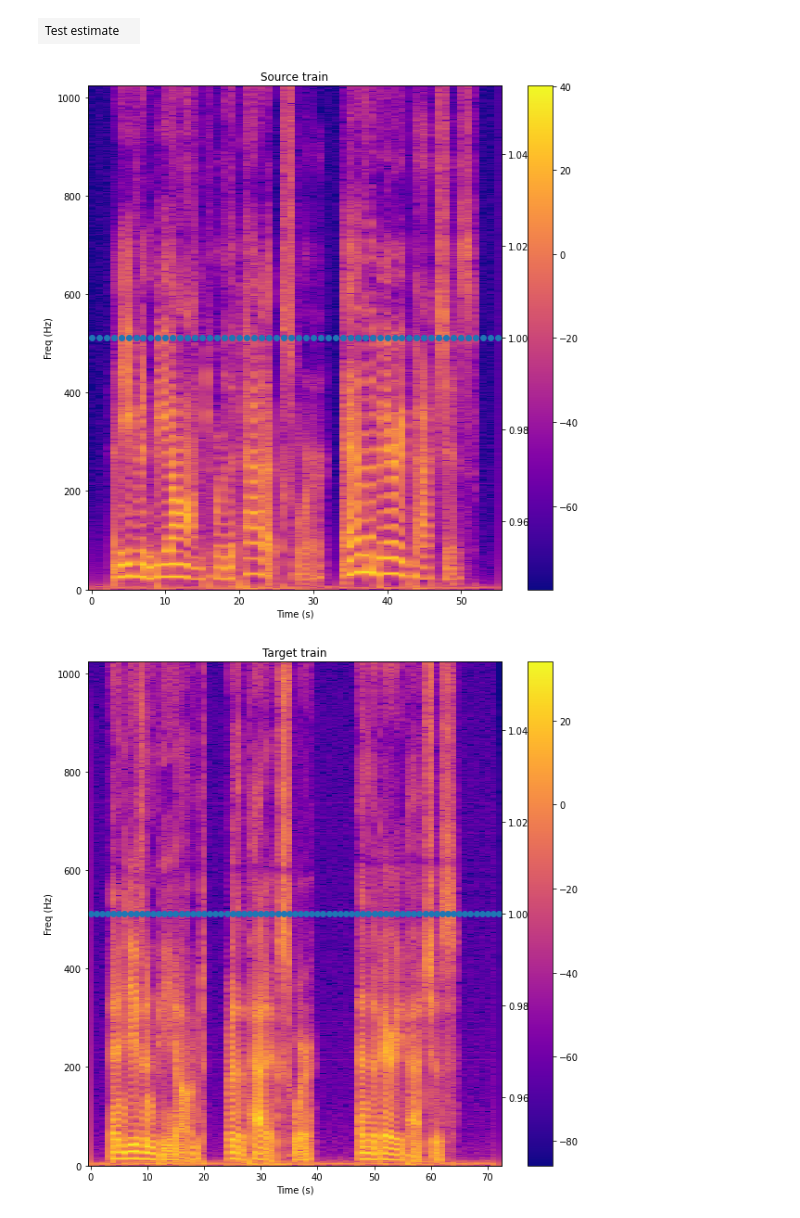
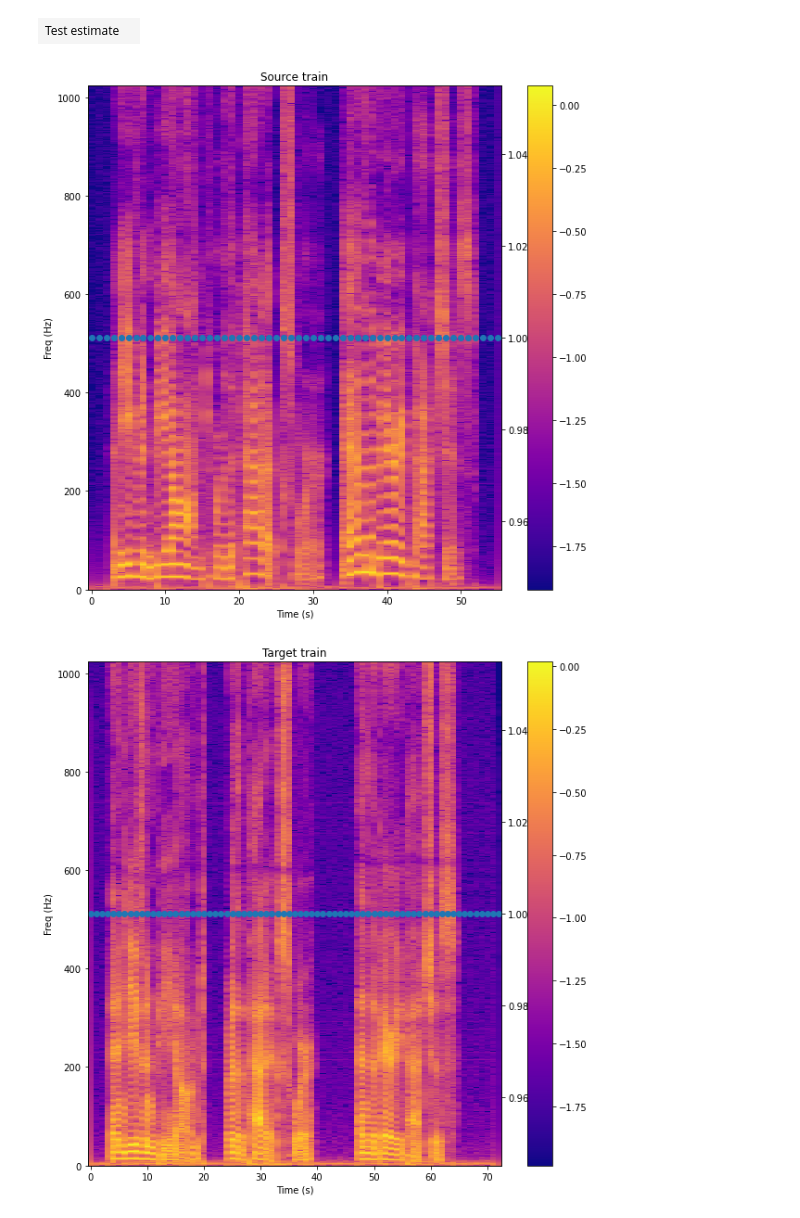
Before and after one commit to yunquian/CS-545-Project, a Jupyter notebook: model_playground.ipynb, the cells around one changed output. Drawn from its saved outputs; the diff is of its cells as text; code cells hidden in the pictures.

```diff
--- a/model_playground.ipynb
+++ b/model_playground.ipynb
@@ -28,7 +28,8 @@ from visualization import plot_spec
 from vocoder import griffin_lim
 # %%
 # meta_data = SanityMetadata()
-meta_data = VCC2016TrainMetadata()
+# meta_data = VCC2016TrainMetadata()
+meta_data = VCC2016TrainAppendedMetadata()
 # %%
 dataset = MetaDataset(meta_data)
 dataset.read_and_preprocess()
@@ -72,15 +86,16 @@ model performance w.r.t. train set.
 
 def learnable_test(model, train_source_filename, train_target_filename,
                    vocode=False):
+    from data.transform import to_gen_model_output
     def plot_selected_frames(selected_frames):
         plt.twinx()
         plt.scatter(np.arange(selected_frames.size), selected_frames)
 
     task_dat = TaskDataset(train_source_filename, train_target_filename)
-    plot_spec(log_stft(task_dat.source.amp), title='Source train',
+    plot_spec(to_gen_model_output(task_dat.source.amp), title='Source train',
               figure_size=(10,10))
     plot_selected_frames(task_dat.source.selected_frames)
-    plot_spec(log_stft(task_dat.target.amp), title='Target train',
+    plot_spec(to_gen_model_output(task_dat.target.amp), title='Target train',
               figure_size=(10,10))
     plot_selected_frames(task_dat.target.selected_frames)
 
@@ -95,10 +110,10 @@ def learnable_test(model, train_source_filename, train_target_filename,
         sound(griffin_lim(from_gen_model_output(train_y)),
                   label='Target train aligned')
     train(model, torch.from_numpy(train_x), torch.from_numpy(train_y),
-          n_inner_loop=7000,n_print_loss_period=50) # TODO: tune this
+          n_iter=7000, log_period=200) # TODO: tune this
 
-    estimated = model(torch.from_numpy(train_x).transpose(0, 1))
-    y = estimated.detach().numpy().T
+    estimated = model(torch.from_numpy(train_x).transpose(0, 1).to(device))
+    y = estimated.detach().cpu().numpy().T
     plot_spec(y, title='Test output',figure_size=(10,10))
     if vocode:
         sound(griffin_lim(from_gen_model_output(y)), label='Test estimate')
@@ -127,3 +142,3 @@ Pass 6950 :  51.555152893066406
 | Test estimate |  |
-[figure, old version]
+[figure, new version]
-[figure, old version]
+[figure, new version]
```
Also changed, not shown: parts of 9 cells of this notebook, 15 other files.
